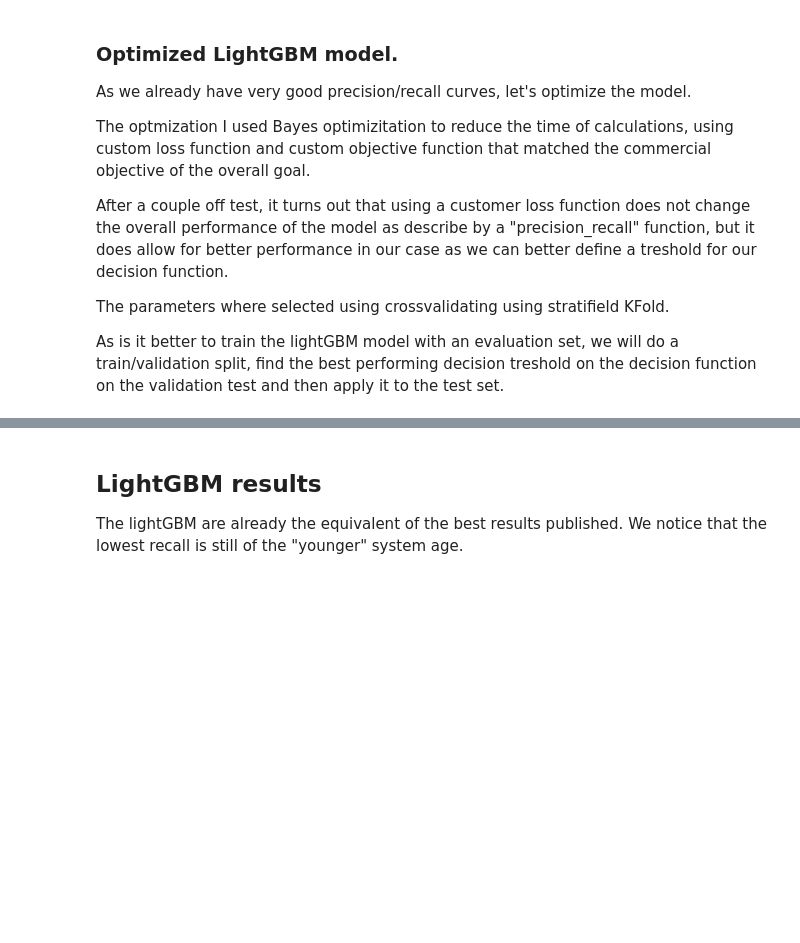
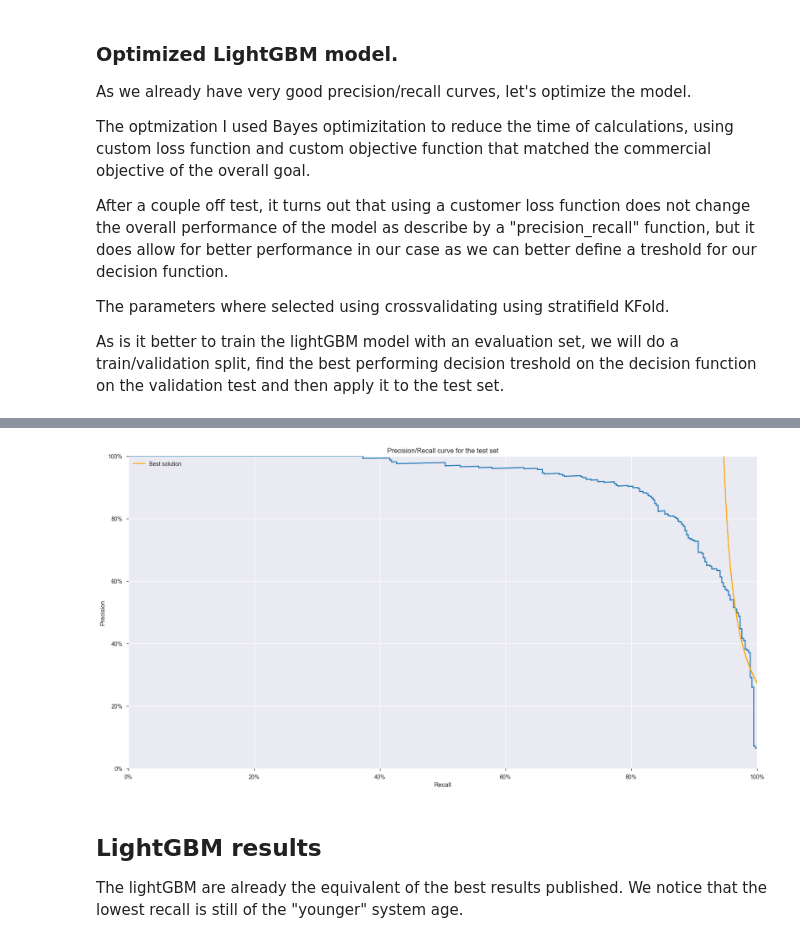
Before and after one commit to percevalve/test, a Jupyter notebook: scania/scania_first_work.ipynb, the cells around one changed output, grey strips where cells are left out. Cells and saved outputs as stored; diff of their text form; code cells hidden in the pictures; blank space fills up the shorter version.

```diff
--- a/scania/scania_first_work.ipynb
+++ b/scania/scania_first_work.ipynb
@@ -577,3 +588,33 @@ y_test = data_for_lightgbm[data_for_lightgbm.origin=="test"]["Class"]
+# %%
+os.environ['KMP_DUPLICATE_LIB_OK']='True'
+params = {'boosting_type': 'gbdt',
+ 'feature_fraction': 0.3768261055064843,
+ 'learning_rate': 0.0668457974368219,
+ 'max_depth': 6,
+ 'min_child_samples': 220,
+ 'min_child_weight': 27.460369817131145,
+ 'num_leaves': 590,
+ 'reg_alpha': 0.4999057288562867,
+ 'reg_lambda': 0.29964409552070514,
+ 'subsample': 0.7553625889348823,
+ 'subsample_for_bin': 180000,
+ 'is_unbalanced': False,
+ 'scale_pos_weight': 58.298024096093584}
+
+treshold = 0.08174049320688517
+beta = 7.514521379406827
+num_boost_rounds = 192
+data_for_lightgbm = data_for_lightgbm.replace(-1,np.nan)
+X = data_for_lightgbm[data_for_lightgbm.origin=="train"].drop(["Class","origin"],axis=1)
+y = data_for_lightgbm[data_for_lightgbm.origin=="train"]["Class"]
+X_test = data_for_lightgbm[data_for_lightgbm.origin=="test"].drop(["Class","origin"],axis=1)
+y_test = data_for_lightgbm[data_for_lightgbm.origin=="test"]["Class"]
+# %%
+data_for_lightgbm = data.replace(-1,np.nan)
+X = data_for_lightgbm[data_for_lightgbm.origin=="train"].drop(["Class","origin","index"],axis=1)
+y = data_for_lightgbm[data_for_lightgbm.origin=="train"]["Class"]
+X_test = data_for_lightgbm[data_for_lightgbm.origin=="test"].drop(["Class","origin","index"],axis=1)
+y_test = data_for_lightgbm[data_for_lightgbm.origin=="test"]["Class"]
 # %%
 
 lgb_all = lgb.Dataset(X, y, free_raw_data=False)
@@ -597,3 +638,16 @@ array([[15233,   392],
+# %%
+plt.rcParams['figure.figsize'] = (20.0, 10.0)
+graph_curve(y_test,y_test_pred);
+plt.step(best_limit_x,best_limit_y,color="orange",label="Best solution")
+plt.legend()
+ax = plt.gca()
+ax.yaxis.set_major_formatter(PercentFormatter(1))
+ax.xaxis.set_major_formatter(PercentFormatter(1))
+plt.ylim(0,1);
+plt.xlim(0,1);
+plt.title("Precision/Recall curve for the test set");
+# %% [output]
+[figure, added]
 # %% [markdown]
 ## LightGBM results
 
```
Also changed, not shown: parts of 39 cells of this notebook, 1 other file.
